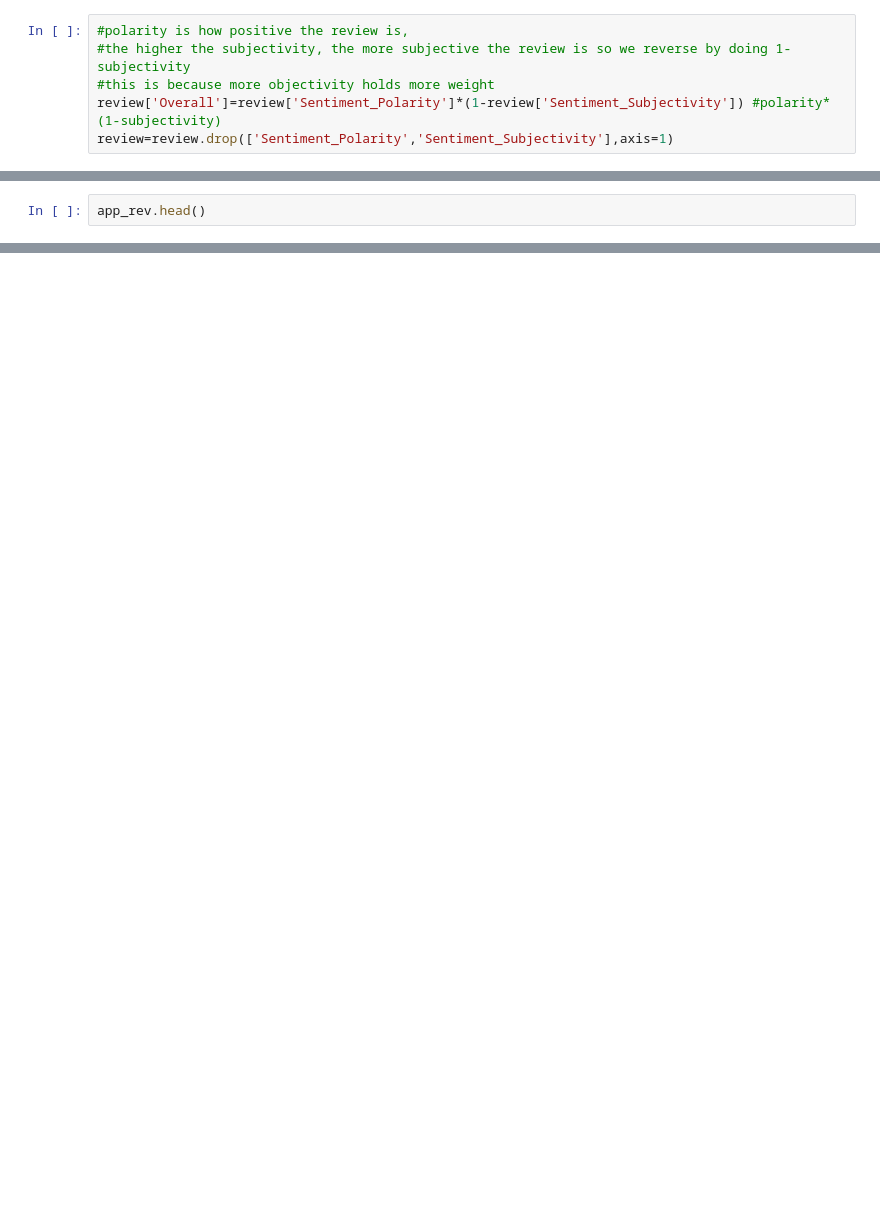
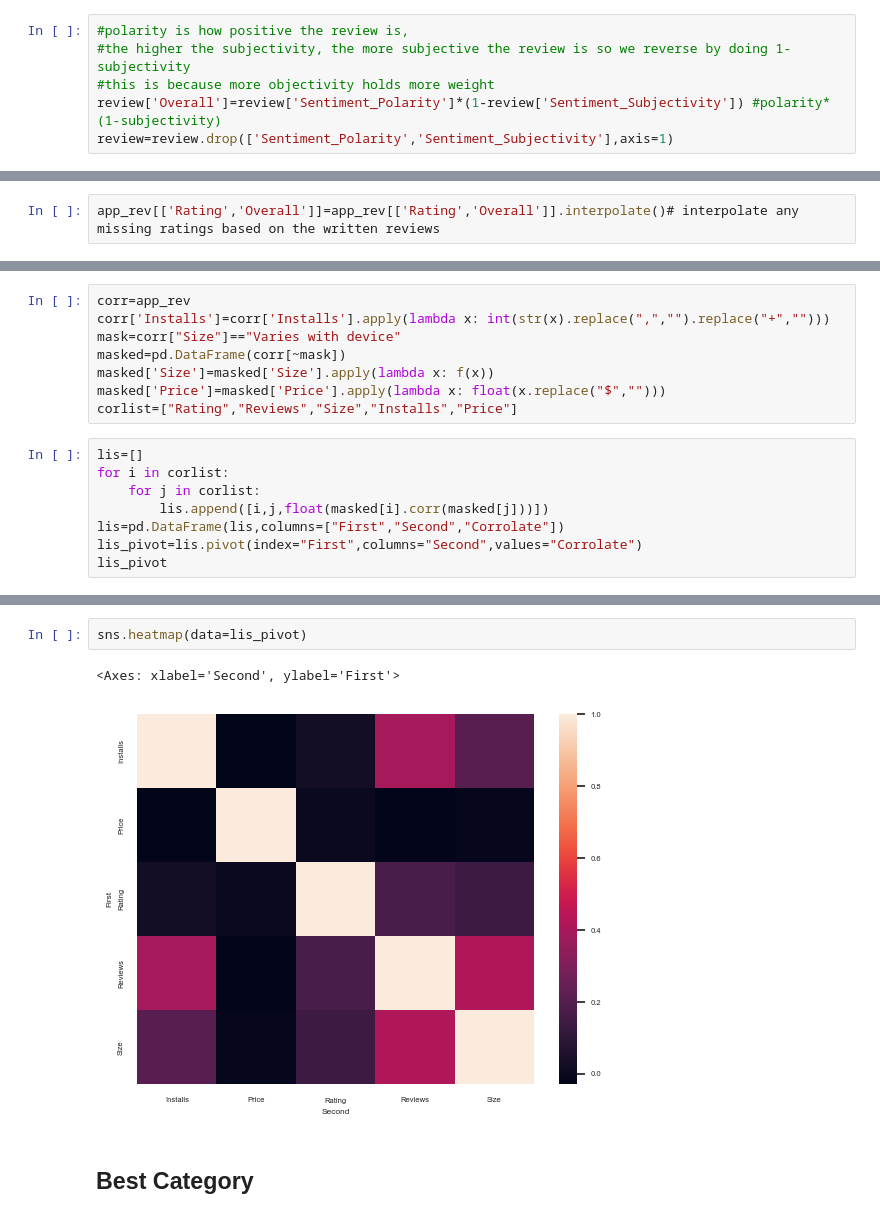
Before and after one commit to JMorganSparta/Project, a Jupyter notebook: Draft.ipynb, the cells around one changed output, grey strips where cells are left out. Saved outputs shown, nothing was run; the diff lists cells and outputs as text; blank space fills up the shorter version.

```diff
--- a/Draft.ipynb
+++ b/Draft.ipynb
@@ -106,3 +81,3 @@ Overall           0
 dtype: int64
 # %%
-app_rev.head()
+app_rev[['Rating','Overall']]=app_rev[['Rating','Overall']].interpolate()# interpolate any missing ratings based on the written reviews
@@ -115,0 +102,16 @@ app_rev.head()
+# %%
+corr=app_rev
+corr['Installs']=corr['Installs'].apply(lambda x: int(str(x).replace(",","").replace("+","")))
+mask=corr["Size"]=="Varies with device"
+masked=pd.DataFrame(corr[~mask])
+masked['Size']=masked['Size'].apply(lambda x: f(x))
+masked['Price']=masked['Price'].apply(lambda x: float(x.replace("$","")))
+corlist=["Rating","Reviews","Size","Installs","Price"]
+# %%
+lis=[]
+for i in corlist:
+    for j in corlist:
+        lis.append([i,j,float(masked[i].corr(masked[j]))])
+lis=pd.DataFrame(lis,columns=["First","Second","Corrolate"])
+lis_pivot=lis.pivot(index="First",columns="Second",values="Corrolate")
+lis_pivot
@@ -115,0 +126,7 @@ app_rev.head()
+# %%
+sns.heatmap(data=lis_pivot)
+# %% [output]
+<Axes: xlabel='Second', ylabel='First'>
+[figure, added]
+# %% [markdown]
+## Best Category
```
Also changed, not shown: parts of 52 cells of this notebook.
